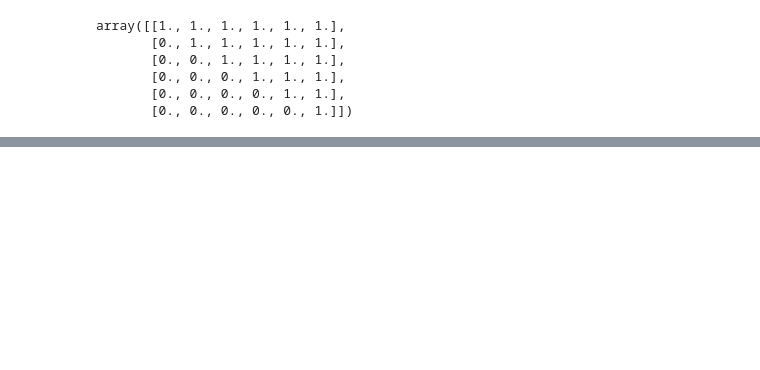
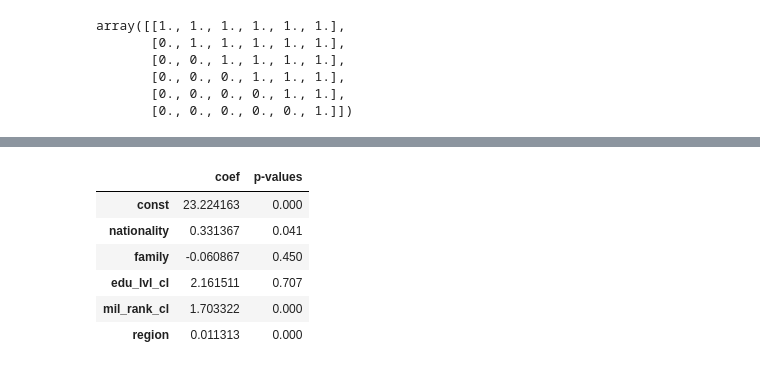
Before and after one commit to DHushchin/orc_analysis, a Jupyter notebook: orc-regression.ipynb, the cells around one changed output, grey strips where cells are left out. Cells and saved outputs as stored; diff of their text form; code cells hidden in the pictures; blank space fills up the shorter version.

```diff
--- a/orc-regression.ipynb
+++ b/orc-regression.ipynb
@@ -117,0 +155,16 @@ plt.show()
+# %%
+import statsmodels.api as sm
+
+X_incl_const = sm.add_constant(x_train)
+model = sm.OLS(y_train, X_incl_const)
+result = model.fit()
+
+pd.DataFrame({'coef': result.params, 'p-values': round(result.pvalues,3)})
+# %% [output]
+|  | coef | p-values |
+| const | 23.224163 | 0.000 |
+| nationality | 0.331367 | 0.041 |
+| family | -0.060867 | 0.450 |
+| edu_lvl_cl | 2.161511 | 0.707 |
+| mil_rank_cl | 1.703322 | 0.000 |
+| region | 0.011313 | 0.000 |
```
Also changed, not shown: parts of 27 cells of this notebook, 3 other files.
